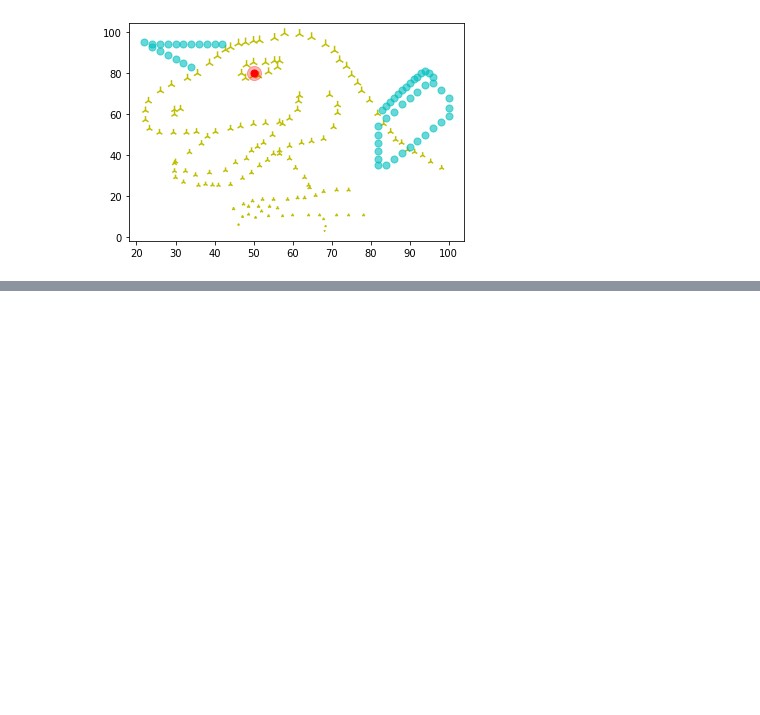
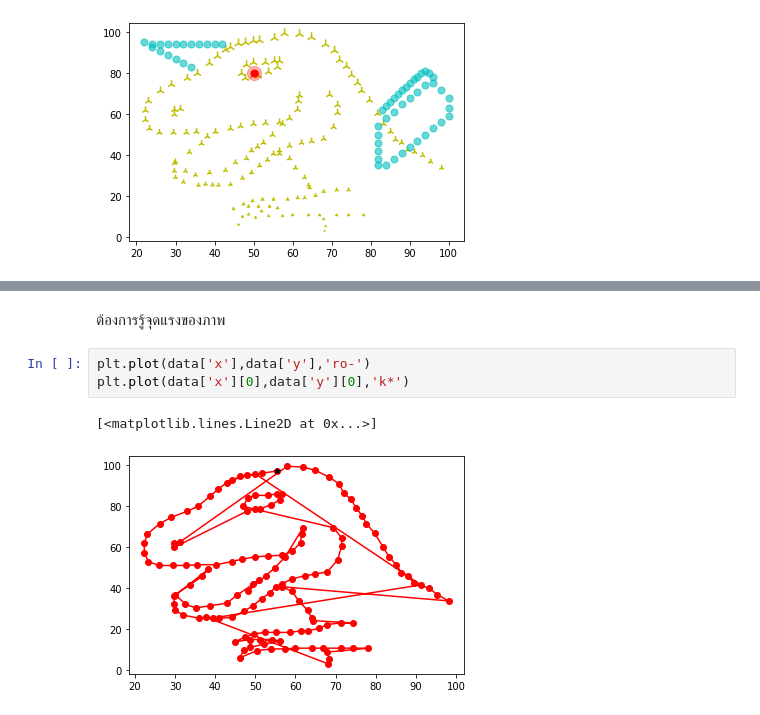
Before and after one commit to watcharapornn/KKU_data_mining, a Jupyter notebook: Data102.ipynb, the cells around one changed output, grey strips where cells are left out. Cells and saved outputs as stored; diff of their text form; blank space fills up the shorter version.

```diff
--- a/Data102.ipynb
+++ b/Data102.ipynb
@@ -238,0 +244,8 @@ plt.scatter([83,84,85,86,87,88,89,90,91,92,93,94,95,96],[62,64,66,68,70,72,73,75
+# %% [markdown]
+ต้องการรู้จุดแรงของภาพ
+# %%
+plt.plot(data['x'],data['y'],'ro-')
+plt.plot(data['x'][0],data['y'][0],'k*')
+# %% [output]
+[<matplotlib.lines.Line2D at 0x...>]
+[figure, added]
```
Also changed, not shown: parts of 5 cells of this notebook.
